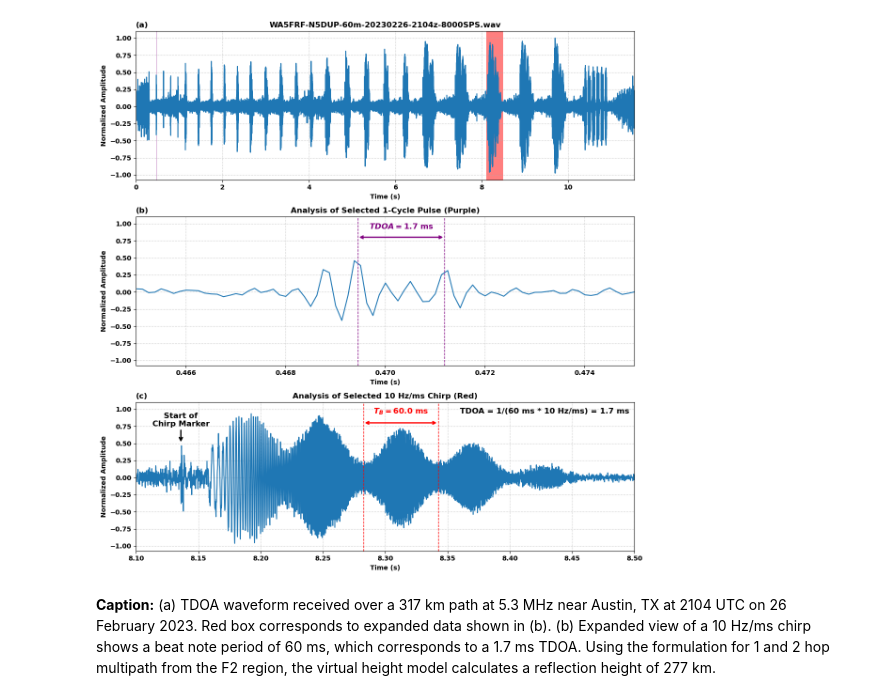
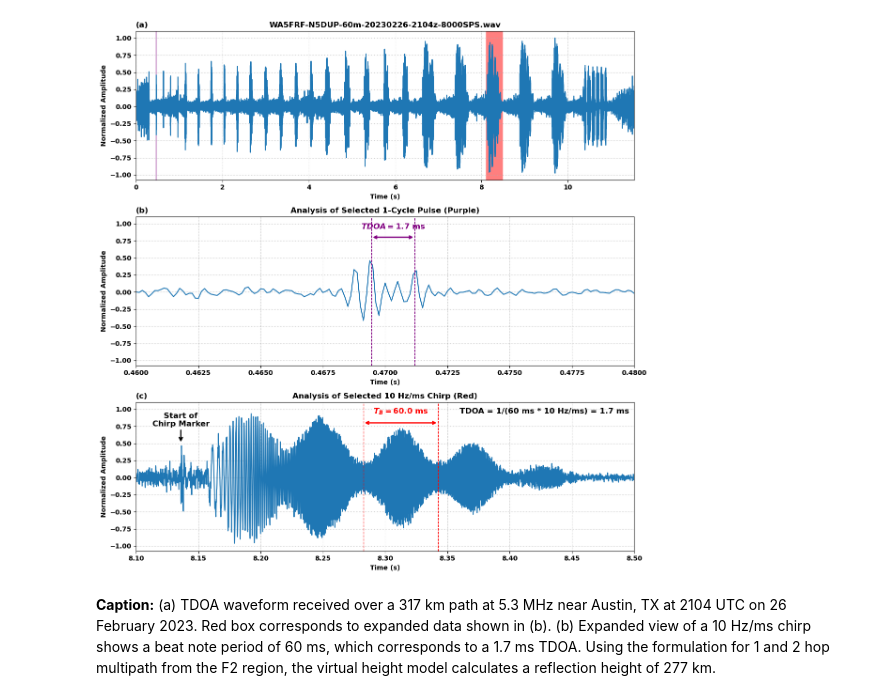
Before and after one commit to HamSCI/HF-TDOA-Frontiers-2025, a Jupyter notebook: fig_05/fig_05.ipynb, the cells around one changed output. Saved outputs shown, nothing was run; the diff lists cells and outputs as text; code cells hidden in the pictures.

```diff
--- a/fig_05/fig_05.ipynb
+++ b/fig_05/fig_05.ipynb
@@ -85,34 +85,34 @@ def fig_05(fname = 'WA5FRF-N5DUP-60m-20230226-2104z-8000SPS.wav',
 
     xmark = 8.136
     ax.annotate(
     'Start of\nChirp Marker',
     xy=(xmark, 0.5),           # Point to annotate (x, y in data coordinates)
     xytext=(xmark, 0.75),     # Position of the text
     arrowprops=dict(facecolor='black', arrowstyle='->',linewidth=2),
     fontsize=12,
     color='black',
     ha='center')
 
     annotate_duration(ax,chirp_loc[0],chirp_loc[1])
 
     txt = 'TDOA = 1/(60 ms * 10 Hz/ms) = 1.7 ms'
     ax.text(0.65,0.925,txt,transform=ax.transAxes,fontsize=12)
 
     fig.tight_layout()
     fig.show()
     fig.savefig('fig_05.jpg',dpi=300,bbox_inches='tight')
 
 
 # 1st 1-Cycle Pulse
-cycle_xlim = (0.46500, 0.47500)
+cycle_xlim = (0.4600, 0.48000)
 cycle_loc  = (0.46945, 0.47119)
 
 # # 2nd 1-Cycle Pulse
 # cycle_xlim = (0.63400, 0.63900)
 # cycle_loc  = (0.63610, 0.63790)
 
 fig_05(cycle_xlim=cycle_xlim,cycle_loc=cycle_loc)
 # %% [output]
-[figure, old version]
+[figure, new version]
 # %% [markdown]
 **Caption:** (a) TDOA waveform received over a 317 km path at 5.3 MHz near Austin, TX at 2104 UTC on 26 February 2023. Red box corresponds to expanded data shown in (b). (b) Expanded view of a 10 Hz/ms chirp shows a beat note period of 60 ms, which  corresponds to a 1.7 ms TDOA. Using the formulation for 1 and 2 hop multipath from the F2 region, the virtual height model calculates a reflection height of 277 km.
```
Also changed, not shown: 1 other file.
